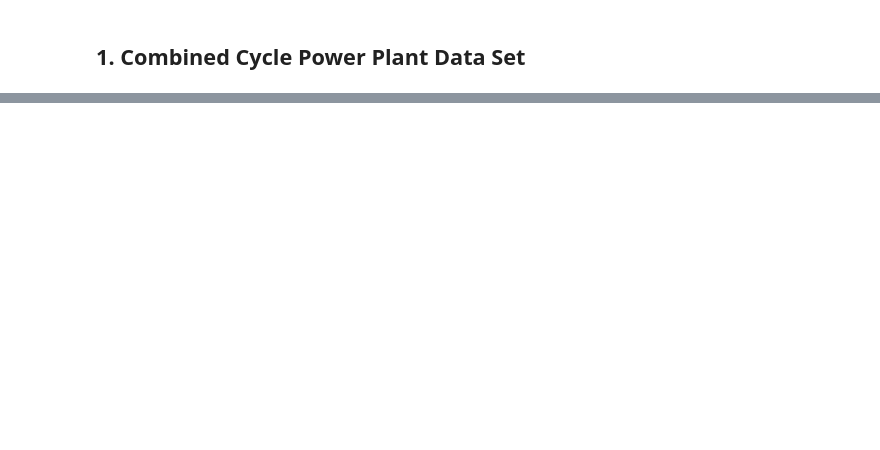
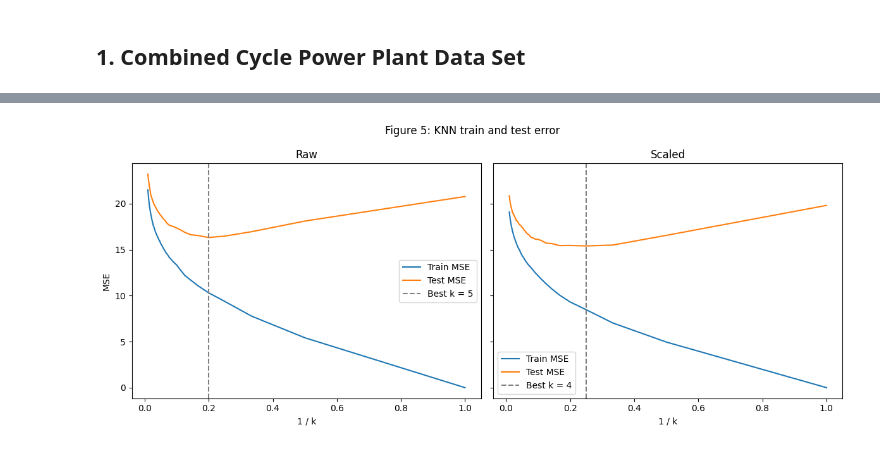
Before and after one commit to garciar8-port/dsci552-hw-2, a Jupyter notebook: Garcia_Rodrigo_HW2.ipynb, the cells around one changed output, grey strips where cells are left out. Drawn from its saved outputs; the diff is of its cells as text; code cells hidden in the pictures; blank space fills up the shorter version.

```diff
--- a/Garcia_Rodrigo_HW2.ipynb
+++ b/Garcia_Rodrigo_HW2.ipynb
@@ -891,0 +440,5 @@ API references checked for the notebook:
+# %%
+# Round 2: V:RH now has the largest eligible p-value (0.36).
+formula = formula + " - V:RH"
+model_2 = smf.ols(formula, data=train).fit()
+display(model_2.pvalues)
@@ -891,0 +481,15 @@ API references checked for the notebook:
+# %%
+#Training and test MSE for all three models.
+records = {}
+for name, model in {
+    "Model 1: main effects": model_1,
+    "Model 2: full": model_2_full,
+    "Model 2: pruned": model_2,
+}.items():
+    records[name] = {
+        "Train MSE": mean_squared_error(train["PE"], model.predict(train)),
+        "Test MSE": mean_squared_error(test["PE"], model.predict(test)),
+    }
+
+results_h = pd.DataFrame.from_dict(records, orient="index")
+display(results_h.round(4))
@@ -891,0 +509,60 @@ API references checked for the notebook:
+# %%
+#Same train/test split as 1(h)
+
+X_train, X_test = train[predictors], test[predictors]
+y_train, y_test = train["PE"], test["PE"]
+
+scaler = StandardScaler()
+
+X_train_z = scaler.fit_transform(X_train)
+X_test_z = scaler.transform(X_test)
+ks = np.arange(1, 101)
+
+def sweep(Xtr, Xte):
+    train_errors, test_errors = [], []
+    for k in ks:
+        model = KNeighborsRegressor(n_neighbors=k)
+        model.fit(Xtr, y_train)
+        train_errors.append(mean_squared_error(y_train, model.predict(Xtr)))
+        test_errors.append(mean_squared_error(y_test, model.predict(Xte)))
+    return train_errors, test_errors
+
+raw_train, raw_test = sweep(X_train, X_test)
+scaled_train, scaled_test = sweep(X_train_z, X_test_z)
+
+errors = {
+    "Raw": (raw_train, raw_test),
+    "Scaled": (scaled_train, scaled_test),
+}
+
+# knn plots
+fig, axes = plt.subplots(1, 2, figsize=(12, 5), sharey=True)
+for (name, (train_errors, test_errors)), ax in zip(errors.items(), axes):
+    best_k = np.argmin(test_errors) + 1
+    ax.plot(1 / ks, train_errors, label="Train MSE")
+    ax.plot(1 / ks, test_errors, label="Test MSE")
+
+    ax.axvline(1 / best_k, color="gray", linestyle="--", label=f"Best k = {best_k}")
+    ax.set_title(name)
+    ax.set_xlabel("1 / k")
+    ax.legend()
+
+axes[0].set_ylabel("MSE")
+fig.suptitle("Figure 5: KNN train and test error")
+fig.tight_layout()
+plt.show()
+
+# table
+records = {}
+for name, (train_errors, test_errors) in errors.items():
+    best_k = np.argmin(test_errors) + 1
+    records[name] = {
+        "Best k": best_k,
+        "Train MSE": train_errors[best_k - 1],
+        "Test MSE": test_errors[best_k - 1],
+    }
+
+knn_results = pd.DataFrame.from_dict(records, orient="index")
+display(knn_results.round(4))
+# %% [output]
+[figure, added]
```
Also changed, not shown: parts of 102 cells of this notebook, 2 other files.
